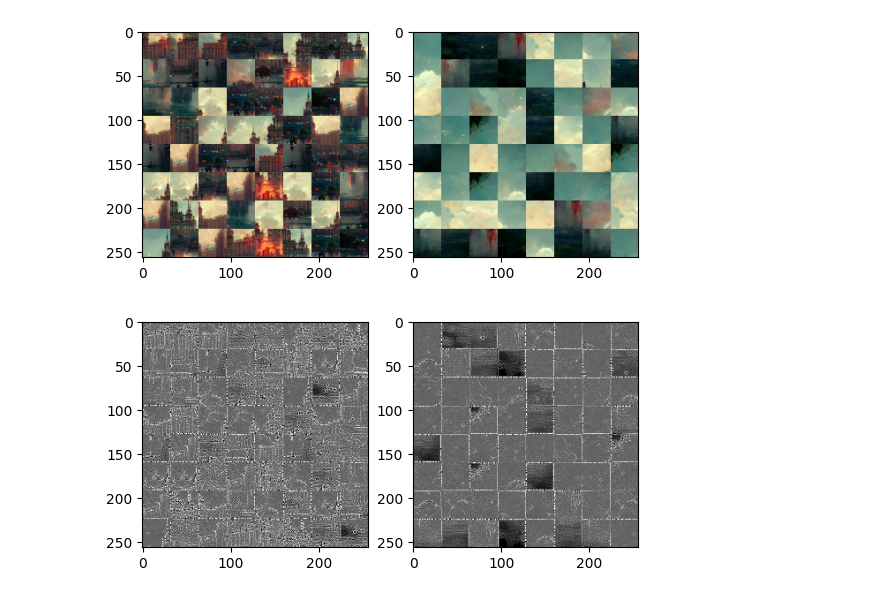
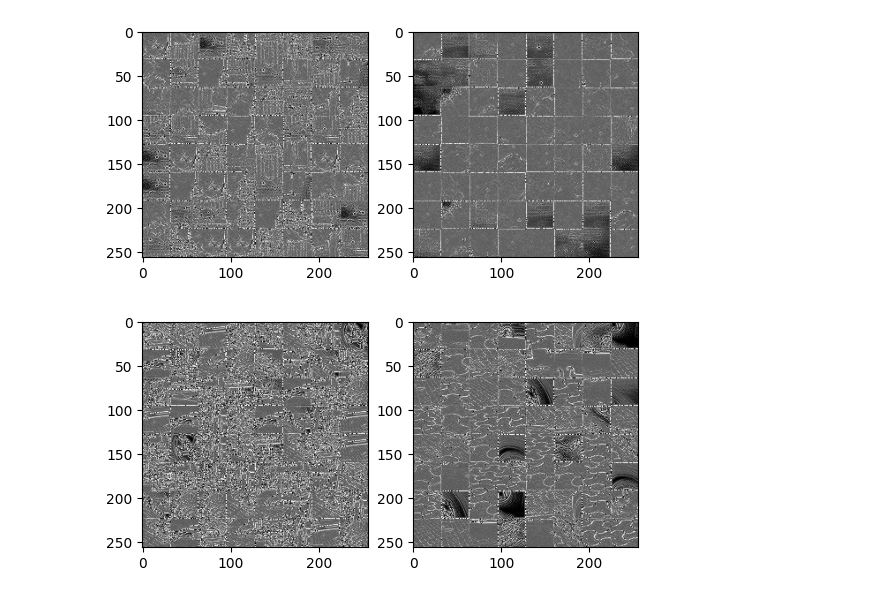
Before and after one commit to hridayK/Detection-of-AI-generated-images, a Jupyter notebook: original_method.ipynb, the cells around one changed output. Cells and saved outputs as stored; diff of their text form; code cells hidden in the pictures.

```diff
--- a/original_method.ipynb
+++ b/original_method.ipynb
@@ -13,16 +23,18 @@ rt2,pt2 = smash_n_reconstruct(input_path='./test_imgs/real.jpg')
 # %%
+rt1,pt1 = smash_n_reconstruct('./test_imgs/fake.png')
 plt.subplot(1,2,1)
-plt.imshow(rt1)
+plt.imshow(f.apply_all_filters(rt1),cmap='gray')
 plt.subplot(1,2,2)
-plt.imshow(pt1)
+plt.imshow(f.apply_all_filters(pt1),cmap='gray')
 plt.show()
 # %% [output]
-[figure, old version]
+[figure, new version]
 # %%
+rt2,pt2 = smash_n_reconstruct('./test_imgs/real.jpg')
 plt.subplot(1,2,1)
-plt.imshow(f.apply_all_filters(rt1),cmap='gray')
+plt.imshow(f.apply_all_filters(rt2),cmap='gray')
 plt.subplot(1,2,2)
-plt.imshow(f.apply_all_filters(pt1),cmap='gray')
+plt.imshow(f.apply_all_filters(pt2),cmap='gray')
 plt.show()
 # %% [output]
-[figure, old version]
+[figure, new version]
```
Also changed, not shown: parts of 19 cells of this notebook, 5 other files.
